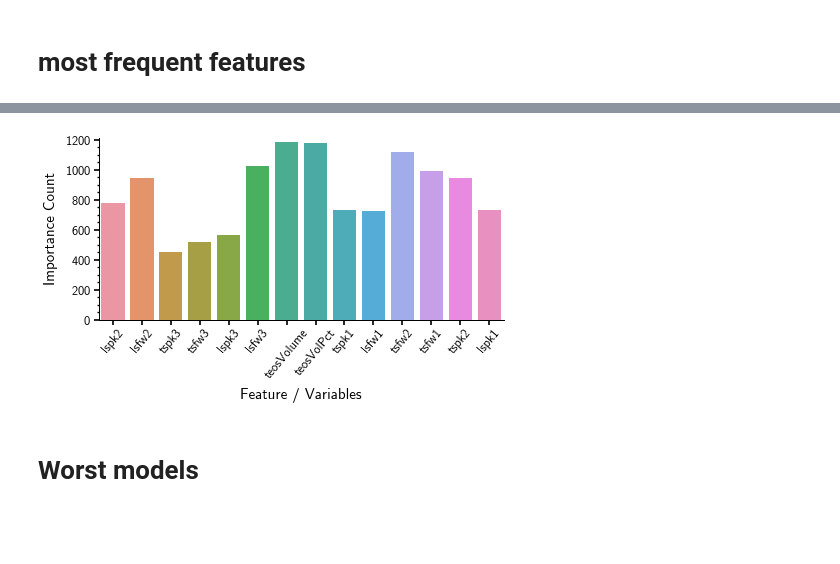
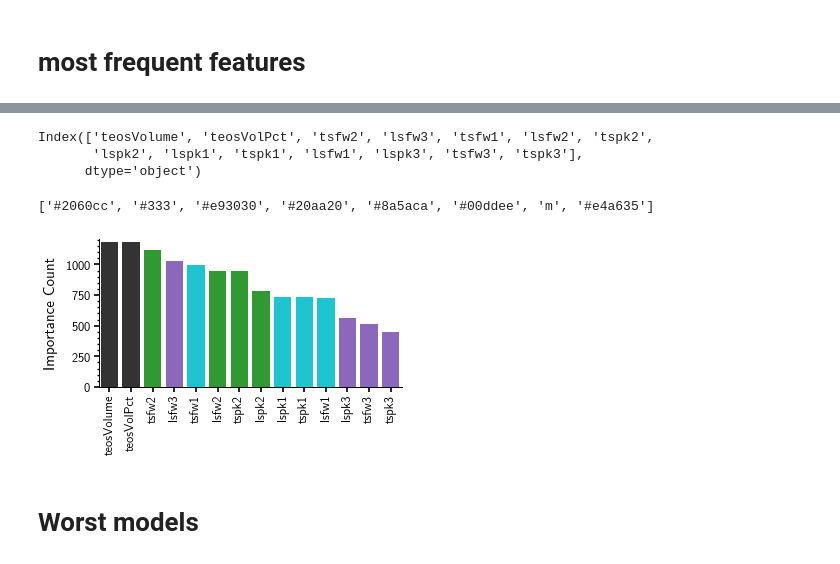
Before and after one commit to yingling-group/nanorod-shape-optim, a Jupyter notebook: code/x10_result_analysis.ipynb, the cells around one changed output, grey strips where cells are left out. Cells and saved outputs as stored; diff of their text form; code cells hidden in the pictures; blank space fills up the shorter version.

```diff
--- a/code/x10_result_analysis.ipynb
+++ b/code/x10_result_analysis.ipynb
@@ -39,15 +52,38 @@ for i in range(1400):
+# %%
+unq = np.unique(l, return_counts=True)
+cols = unq[0]
+cnts = unq[1]
+df = pd.DataFrame({'count': cnts}, index=cols)
+df = df.sort_values('count', ascending=False)
+df.index
+# %% [output]
+Index(['teosVolume', 'teosVolPct', 'tsfw2', 'lsfw3', 'tsfw1', 'lsfw2', 'tspk2',
+       'lspk2', 'lspk1', 'tspk1', 'lsfw1', 'lspk3', 'tsfw3', 'tspk3'],
+      dtype='object')
+# %%
+colors = [c['color'] for c in plt.rcParams['axes.prop_cycle']]
+colors
+# %% [output]
+['#2060cc', '#333', '#e93030', '#20aa20', '#8a5aca', '#00ddee', 'm', '#e4a635']
+# %%
+colors = ['#333', '#333', '#20aa20', '#8a5aca', '#00ddee', '#20aa20', '#20aa20', '#20aa20',
+          '#00ddee', '#00ddee', '#00ddee', '#8a5aca', '#8a5aca', '#8a5aca']
 # %%
-f, ax = plt.subplots(figsize=(4.1, 2.5))
-sns.countplot(x=l, ax=ax)
+plt.rcParams['xtick.minor.visible'] = False
+plt.rcParams['ytick.minor.visible'] = True
 
-ax.set(xlabel = "Feature / Variables", ylabel = "Importance Count")
-plt.xticks(rotation=50)
+f, ax = plt.subplots(figsize=(3.25, 2.1))
+sns.countplot(x=l, order=df.index, ax=ax, palette=colors)
+ax.set(xlabel = "", ylabel = "Importance Count")
+# ax.annotate("A", xy=(11.5, 1000), fontweight='bold', fontsize=14, fontfamily='Arial')
+
+plt.xticks(rotation=90)
 
 plt.tight_layout()
 plt.savefig("../Plots/x10_feature_frequency.png")
 plt.show()
 # %% [output]
-[figure, old version]
+[figure, new version]
 # %% [markdown]
 # Worst models
 # %%
```
Also changed, not shown: parts of 6 cells of this notebook, 3 other files.
